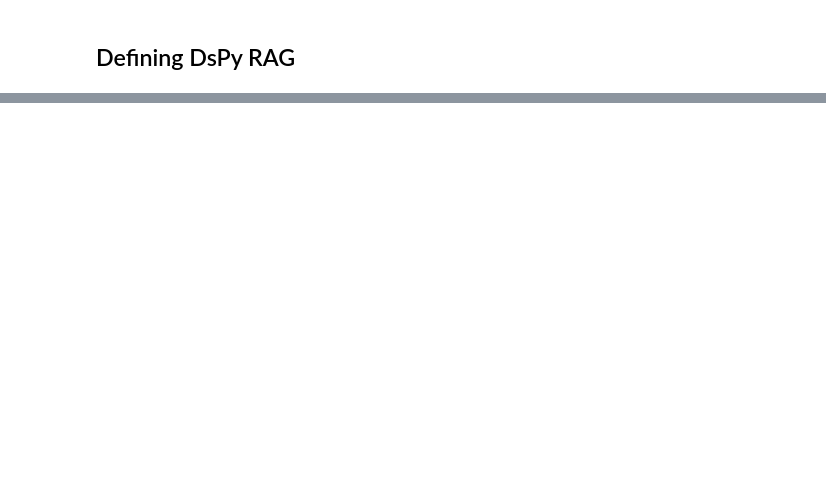
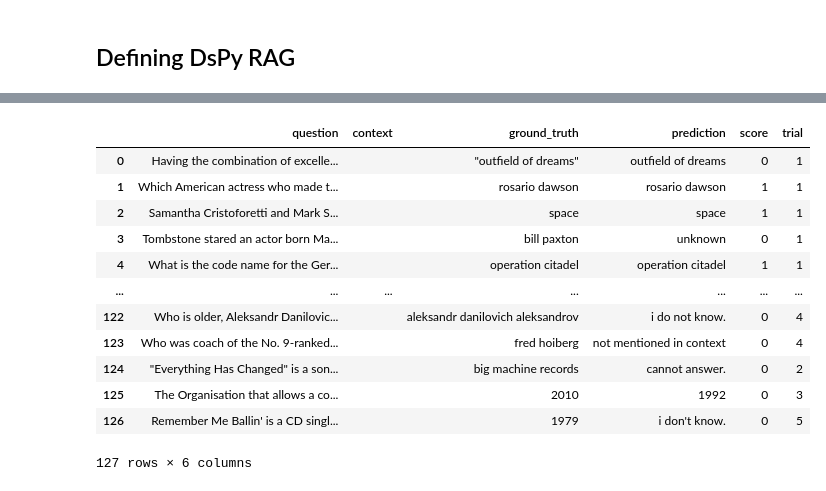
Before and after one commit to hanhanwu/Hanhan_COLAB_Experiemnts, a Jupyter notebook: GenAI_Practice/Langwatch/try_dspy.ipynb, the cells around one changed output, grey strips where cells are left out. Drawn from its saved outputs; the diff is of its cells as text; code cells hidden in the pictures; blank space fills up the shorter version.

```diff
--- a/GenAI_Practice/Langwatch/try_dspy.ipynb
+++ b/GenAI_Practice/Langwatch/try_dspy.ipynb
@@ -103,0 +312,18 @@ All three bands are British and were active in the 1980s. However, the question
+# %%
+df_logs = pd.DataFrame(trial_logs)
+df_logs['trial'] = df_logs.groupby('question').cumcount() + 1
+display(df_logs)
+# %% [output]
+|  | question | context | ground_truth | prediction | score | trial |
+| 0 | Having the combination of excelle... |  | "outfield of dreams" | outfield of dreams | 0 | 1 |
+| 1 | Which American actress who made t... |  | rosario dawson | rosario dawson | 1 | 1 |
+| 2 | Samantha Cristoforetti and Mark S... |  | space | space | 1 | 1 |
+| 3 | Tombstone stared an actor born Ma... |  | bill paxton | unknown | 0 | 1 |
+| 4 | What is the code name for the Ger... |  | operation citadel | operation citadel | 1 | 1 |
+| ... | ... | ... | ... | ... | ... | ... |
+| 122 | Who is older, Aleksandr Danilovic... |  | aleksandr danilovich aleksandrov | i do not know. | 0 | 4 |
+| 123 | Who was coach of the No. 9-ranked... |  | fred hoiberg | not mentioned in context | 0 | 4 |
+| 124 | "Everything Has Changed" is a son... |  | big machine records | cannot answer. | 0 | 2 |
+| 125 | The Organisation that allows a co... |  | 2010 | 1992 | 0 | 3 |
+| 126 | Remember Me Ballin' is a CD singl... |  | 1979 | i don't know. | 0 | 5 |
+127 rows × 6 columns
```
Also changed, not shown: parts of 6 cells of this notebook.
